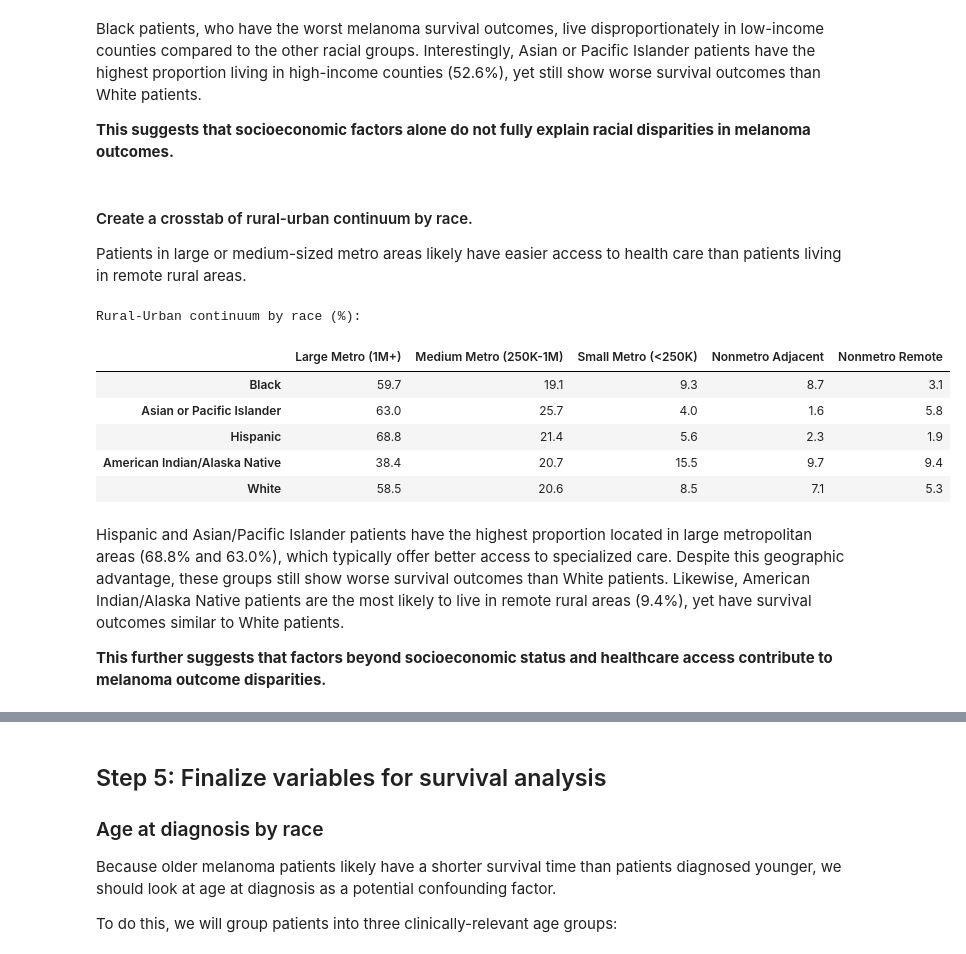
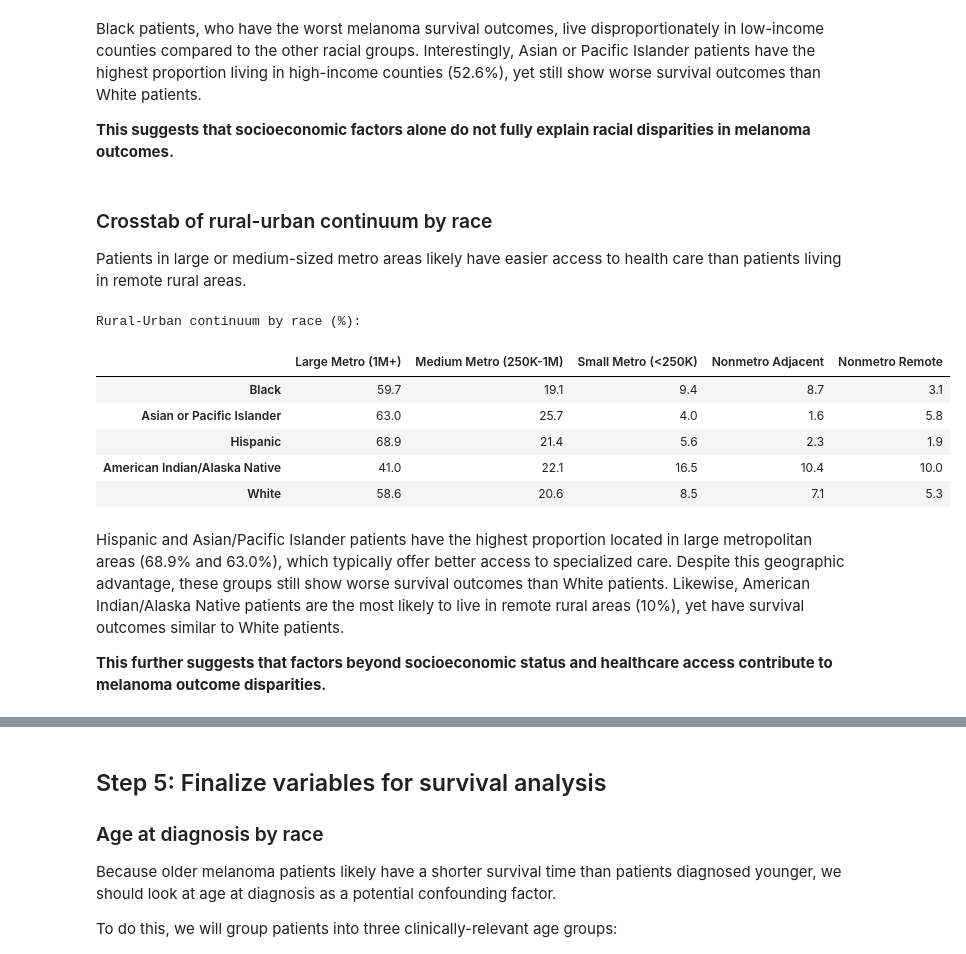
Before and after one commit to kpannoni/melanoma-project, a Jupyter notebook: notebooks/02_exploratory_analysis.ipynb, the cells around one changed output, grey strips where cells are left out. Cells and saved outputs as stored; diff of their text form; code cells hidden in the pictures.

```diff
--- a/notebooks/02_exploratory_analysis.ipynb
+++ b/notebooks/02_exploratory_analysis.ipynb
@@ -421,9 +421,7 @@ The county median household income serves as an area-based proxy of socioeconomi
 # %%
 # Create the income group mapping
 def income_groups(income):
-    if income == 'Unknown/missing/no match/Not 1990-2023':
-        return 'Unknown'
-    elif income in ['< $40,000', '$40,000 - $44,999', '$45,000 - $49,999',
+    if income in ['< $40,000', '$40,000 - $44,999', '$45,000 - $49,999',
                     '$50,000 - $54,999', '$55,000 - $59,999']:
         return 'Low'
     elif income in ['$60,000 - $64,999', '$65,000 - $69,999', '$70,000 - $74,999',
@@ -444,7 +442,7 @@ income_by_race = income_by_race.round(1)
 income_by_race = income_by_race.reindex(order)
 
 # Set the order of the columns
-income_by_race = income_by_race[['Low', 'Mid', 'High', 'Unknown']]
+income_by_race = income_by_race[['Low', 'Mid', 'High']]
 
 # For display, remove the index and column names
 income_by_race.index.name = None
@@ -465,48 +463,42 @@ Black patients, who have the worst melanoma survival outcomes, live disproportio
 
 **This suggests that socioeconomic factors alone do not fully explain racial disparities in melanoma outcomes.**
 # %% [markdown]
-#### Create a crosstab of rural-urban continuum by race.
+### Crosstab of rural-urban continuum by race
 Patients in large or medium-sized metro areas likely have easier access to health care than patients living in remote rural areas.
 # %%
 # Rural-urban continuum by race
 rural_urban_by_race = pd.crosstab(mel_data['race_labels'], mel_data['rural_urban'],
                           normalize='index') * 100
 # Round the data
 rural_urban_by_race = rural_urban_by_race.round(1)
 
 # Sort the table in the same order (by median survial time ascending)
 rural_urban_by_race = rural_urban_by_race.reindex(order)
 
-# Drop the two "unknown" columns
-rural_urban_clean = rural_urban_by_race.drop([
-    'Unknown/missing/no match (Alaska or Hawaii - Entire State)',
-    'Unknown/missing/no match/Not 1990-2023'
-], axis=1)
-
 # Simplify column names to be more informative
-rural_urban_clean.columns = [
+rural_urban_by_race.columns = [
     'Large Metro (1M+)',
     'Medium Metro (250K-1M)',
     'Small Metro (<250K)',
     'Nonmetro Adjacent',
     'Nonmetro Remote'
 ]
 
 # For display, remove the index and column names
-rural_urban_clean.index.name = None
-rural_urban_clean.columns.name = None
+rural_urban_by_race.index.name = None
+rural_urban_by_race.columns.name = None
 
 print("\nRural-Urban continuum by race (%):\n")
-rural_urban_clean
+rural_urban_by_race
 # %% [output]
 Rural-Urban continuum by race (%):
 |  | Large Metro (1M+) | Medium Metro (250K-1M) | Small Metro (<250K) | Nonmetro Adjacent | Nonmetro Remote |
-| Black | 59.7 | 19.1 | 9.3 | 8.7 | 3.1 |
+| Black | 59.7 | 19.1 | 9.4 | 8.7 | 3.1 |
 | Asian or Pacific Islander | 63.0 | 25.7 | 4.0 | 1.6 | 5.8 |
-| Hispanic | 68.8 | 21.4 | 5.6 | 2.3 | 1.9 |
-| American Indian/Alaska Native | 38.4 | 20.7 | 15.5 | 9.7 | 9.4 |
-| White | 58.5 | 20.6 | 8.5 | 7.1 | 5.3 |
+| Hispanic | 68.9 | 21.4 | 5.6 | 2.3 | 1.9 |
+| American Indian/Alaska Native | 41.0 | 22.1 | 16.5 | 10.4 | 10.0 |
+| White | 58.6 | 20.6 | 8.5 | 7.1 | 5.3 |
 # %% [markdown]
-Hispanic and Asian/Pacific Islander patients have the highest proportion located in large metropolitan areas (68.8% and 63.0%), which typically offer better access to specialized care. Despite this geographic advantage, these groups still show worse survival outcomes than White patients. Likewise, American Indian/Alaska Native patients are the most likely to live in remote rural areas (9.4%), yet have survival outcomes similar to White patients.
+Hispanic and Asian/Pacific Islander patients have the highest proportion located in large metropolitan areas (68.9% and 63.0%), which typically offer better access to specialized care. Despite this geographic advantage, these groups still show worse survival outcomes than White patients. Likewise, American Indian/Alaska Native patients are the most likely to live in remote rural areas (10%), yet have survival outcomes similar to White patients.
 
 **This further suggests that factors beyond socioeconomic status and healthcare access contribute to melanoma outcome disparities.**
```
Also changed, not shown: parts of 28 cells of this notebook, 12 other files.
